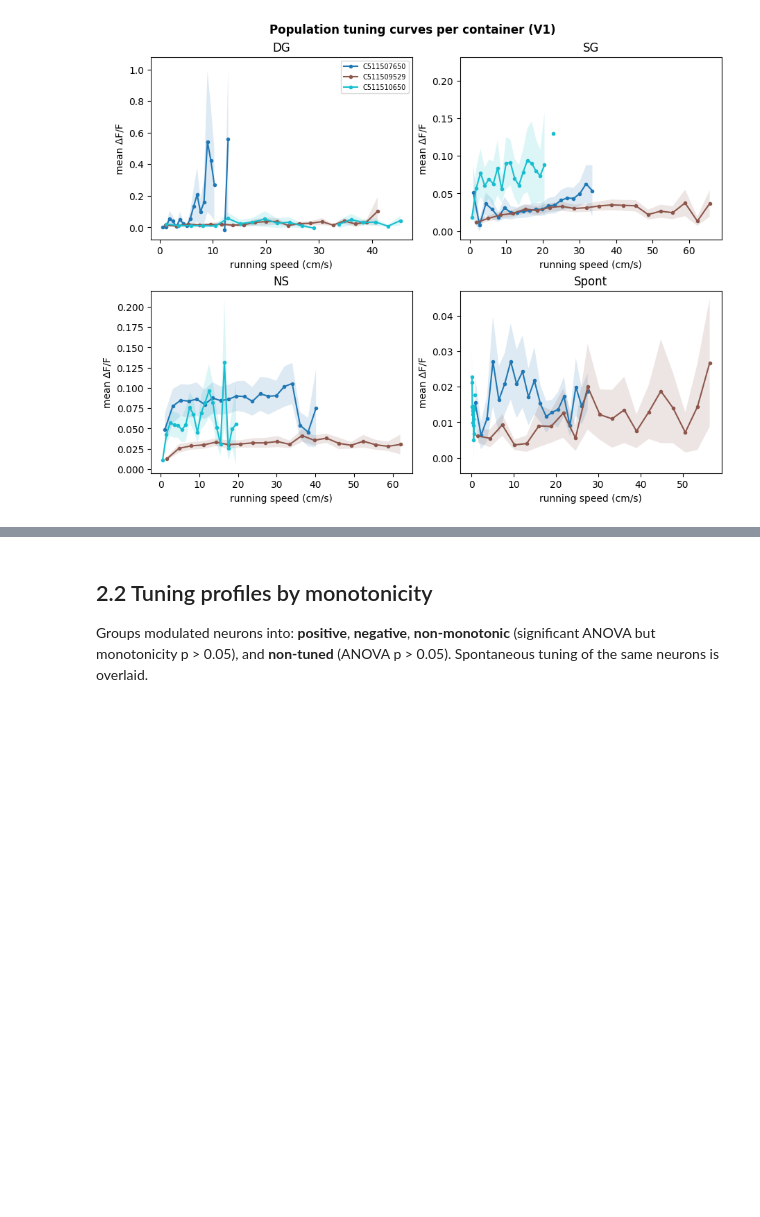
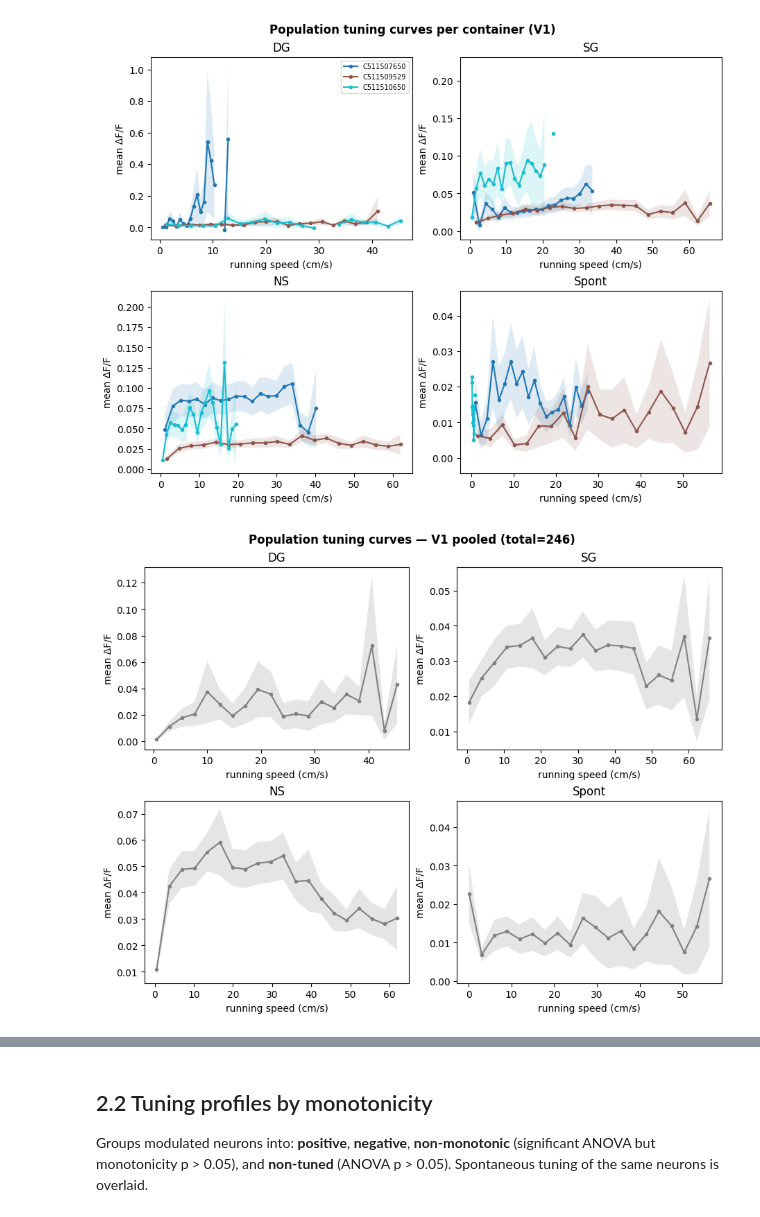
Before and after one commit to ZhidongZhang96/NDS-V1-RunningNaturalMod, a Jupyter notebook: Session B&A for V1.ipynb, the cells around one changed output, grey strips where cells are left out. Cells and saved outputs as stored; diff of their text form; code cells hidden in the pictures; blank space fills up the shorter version.

```diff
--- a/Session B&A for V1.ipynb
+++ b/Session B&A for V1.ipynb
@@ -178,6 +176,49 @@ plt.savefig("doc/figures/V1/V1_tuning_per_container.png")
 plt.show()
 # %% [output]
 [figure]
+# %%
+# Population tuning curves — pooled across all 3 containers (gray mean ± SEM)
+N_COMMON_BINS = 20
+
+fig, axes = plt.subplots(2, 2, figsize=(9, 7), constrained_layout=True)
+axf = axes.flatten()
+
+for j, stim in enumerate(STIMULI):
+    ax = axf[j]
+    all_curves = []
+
+    for i, tunings in enumerate(all_tunings):
+        t = tunings[stim]
+        mr = t.mean_all_responses  # (n_cells, n_bins)
+        old_bins = t.bins_centers
+        for ci in range(mr.shape[0]):
+            y = mr[ci]
+            if np.all(np.isnan(y)):
+                continue
+            new_y = np.interp(common_grids[stim], old_bins, y)
+            new_y[common_grids[stim] < old_bins[0]] = np.nan
+            new_y[common_grids[stim] > old_bins[-1]] = np.nan
+            all_curves.append(new_y)
+
+    arr = np.array(all_curves)  # (n_cells_pooled, n_bins_common)
+    mu = np.nanmean(arr, axis=0)
+    n_valid = np.sum(~np.isnan(arr), axis=0)
+    sem = np.nanstd(arr, axis=0, ddof=0) / np.sqrt(n_valid.clip(min=1))
+
+    ax.fill_between(common_grids[stim], mu - sem, mu + sem,
+                    color='gray', alpha=0.2, edgecolor='none')
+    ax.plot(common_grids[stim], mu, color='gray', linewidth=1.5,
+            marker='o', markersize=3, markerfacecolor='gray',
+            markeredgecolor='gray')
+    ax.set_title(stim_to_short(stim))
+    ax.set_xlabel('running speed (cm/s)')
+    ax.set_ylabel('mean ΔF/F')
+
+fig.suptitle('Population tuning curves — V1 pooled (total=246)', fontweight='bold')
+plt.savefig("doc/figures/V1/V1_tuning_pooled.png")
+plt.show()
+# %% [output]
+[figure, added]
 # %%
 # Monotonicity stacked bar per container
 fig, axes = plt.subplots(1, len(cids), figsize=(4*len(cids), 4), constrained_layout=True)
```
Also changed, not shown: parts of 6 cells of this notebook, 11 other files.
